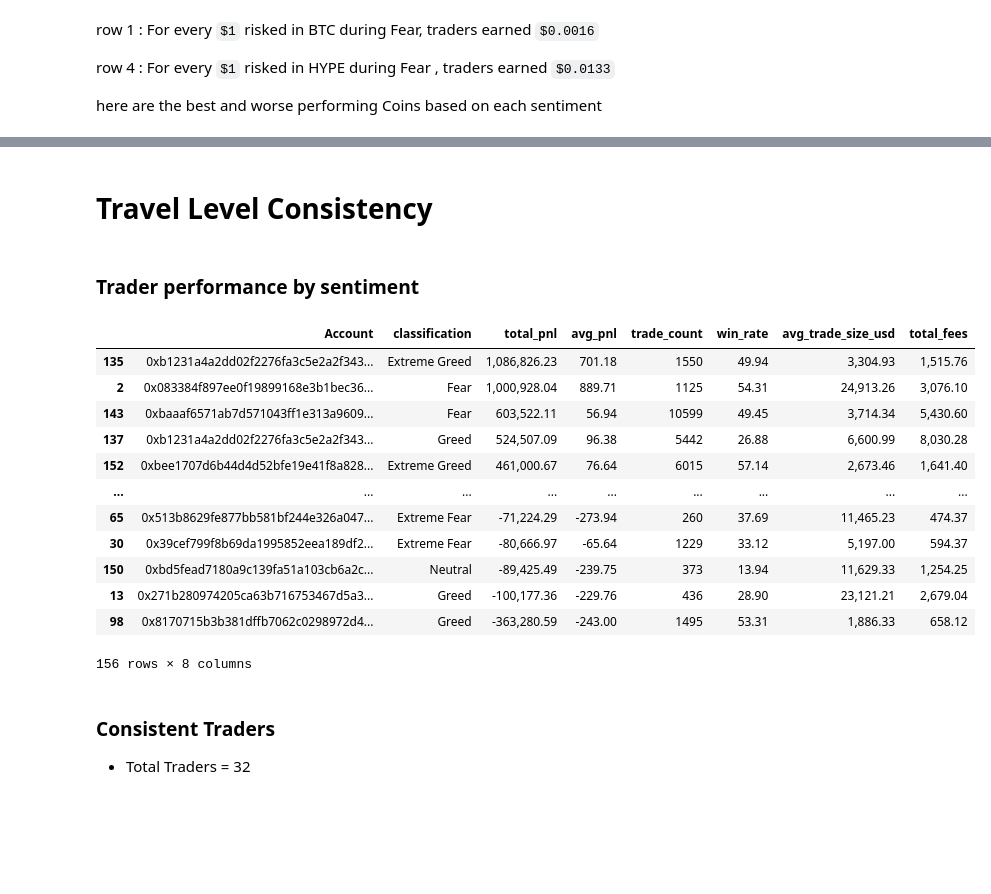
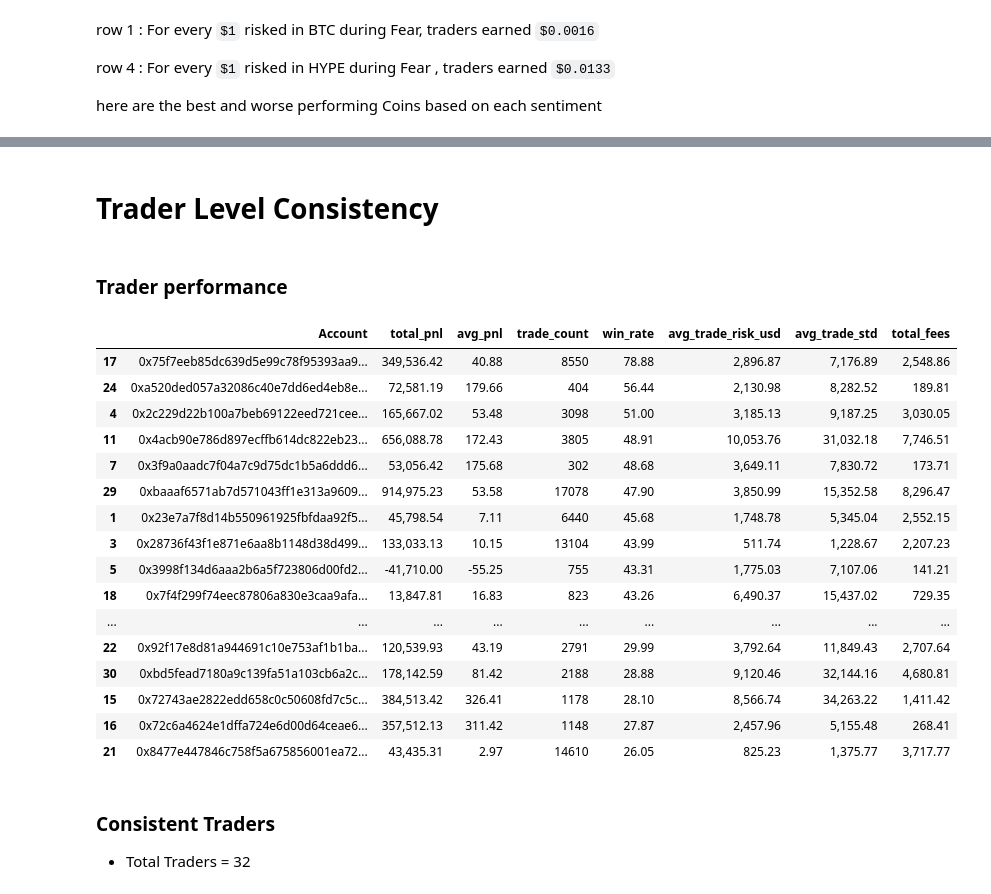
Before and after one commit to Pranay5519/ds_PranayGundu, a Jupyter notebook: assign_1.ipynb, the cells around one changed output, grey strips where cells are left out. Cells and saved outputs as stored; diff of their text form; code cells hidden in the pictures; blank space fills up the shorter version.

```diff
--- a/assign_1.ipynb
+++ b/assign_1.ipynb
@@ -1040,38 +1188,43 @@ worst_coin_per_sentiment
 # %% [markdown]
-# Travel Level Consistency
+# Trader Level Consistency
 # %% [markdown]
-### Trader performance by sentiment
+### Trader performance
 # %%
 trader_sentiment_perf = (
     trader_sentiment_df
-    .groupby(["Account", "classification"])
+    .groupby(["Account"])
     .agg(
         total_pnl=("Closed PnL", "sum"),
         avg_pnl=("Closed PnL", "mean"),
         trade_count=("Closed PnL", "count"),
         win_rate=("is_win", "mean"),
-        avg_trade_size_usd=("Size USD", "mean"),
+        avg_trade_risk_usd=("Size USD", "mean"),
+        avg_trade_std = ("Size USD" , 'std'),
         total_fees=("Fee", "sum")
     )
     .reset_index()
 )
 
 trader_sentiment_perf["win_rate"] *= 100
-trader_sentiment_perf.sort_values(["total_pnl"], ascending=False)
+trader_sentiment_perf.sort_values(["win_rate"], ascending=False)
 # %% [output]
-|  | Account | classification | total_pnl | avg_pnl | trade_count | win_rate | avg_trade_size_usd | total_fees |
-| 135 | 0xb1231a4a2dd02f2276fa3c5e2a2f343... | Extreme Greed | 1,086,826.23 | 701.18 | 1550 | 49.94 | 3,304.93 | 1,515.76 |
-| 2 | 0x083384f897ee0f19899168e3b1bec36... | Fear | 1,000,928.04 | 889.71 | 1125 | 54.31 | 24,913.26 | 3,076.10 |
-| 143 | 0xbaaaf6571ab7d571043ff1e313a9609... | Fear | 603,522.11 | 56.94 | 10599 | 49.45 | 3,714.34 | 5,430.60 |
-| 137 | 0xb1231a4a2dd02f2276fa3c5e2a2f343... | Greed | 524,507.09 | 96.38 | 5442 | 26.88 | 6,600.99 | 8,030.28 |
-| 152 | 0xbee1707d6b44d4d52bfe19e41f8a828... | Extreme Greed | 461,000.67 | 76.64 | 6015 | 57.14 | 2,673.46 | 1,641.40 |
+|  | Account | total_pnl | avg_pnl | trade_count | win_rate | avg_trade_risk_usd | avg_trade_std | total_fees |
+| 17 | 0x75f7eeb85dc639d5e99c78f95393aa9... | 349,536.42 | 40.88 | 8550 | 78.88 | 2,896.87 | 7,176.89 | 2,548.86 |
+| 24 | 0xa520ded057a32086c40e7dd6ed4eb8e... | 72,581.19 | 179.66 | 404 | 56.44 | 2,130.98 | 8,282.52 | 189.81 |
+| 4 | 0x2c229d22b100a7beb69122eed721cee... | 165,667.02 | 53.48 | 3098 | 51.00 | 3,185.13 | 9,187.25 | 3,030.05 |
+| 11 | 0x4acb90e786d897ecffb614dc822eb23... | 656,088.78 | 172.43 | 3805 | 48.91 | 10,053.76 | 31,032.18 | 7,746.51 |
+| 7 | 0x3f9a0aadc7f04a7c9d75dc1b5a6ddd6... | 53,056.42 | 175.68 | 302 | 48.68 | 3,649.11 | 7,830.72 | 173.71 |
+| 29 | 0xbaaaf6571ab7d571043ff1e313a9609... | 914,975.23 | 53.58 | 17078 | 47.90 | 3,850.99 | 15,352.58 | 8,296.47 |
+| 1 | 0x23e7a7f8d14b550961925fbfdaa92f5... | 45,798.54 | 7.11 | 6440 | 45.68 | 1,748.78 | 5,345.04 | 2,552.15 |
+| 3 | 0x28736f43f1e871e6aa8b1148d38d499... | 133,033.13 | 10.15 | 13104 | 43.99 | 511.74 | 1,228.67 | 2,207.23 |
+| 5 | 0x3998f134d6aaa2b6a5f723806d00fd2... | -41,710.00 | -55.25 | 755 | 43.31 | 1,775.03 | 7,107.06 | 141.21 |
+| 18 | 0x7f4f299f74eec87806a830e3caa9afa... | 13,847.81 | 16.83 | 823 | 43.26 | 6,490.37 | 15,437.02 | 729.35 |
 | ... | ... | ... | ... | ... | ... | ... | ... | ... |
-| 65 | 0x513b8629fe877bb581bf244e326a047... | Extreme Fear | -71,224.29 | -273.94 | 260 | 37.69 | 11,465.23 | 474.37 |
-| 30 | 0x39cef799f8b69da1995852eea189df2... | Extreme Fear | -80,666.97 | -65.64 | 1229 | 33.12 | 5,197.00 | 594.37 |
-| 150 | 0xbd5fead7180a9c139fa51a103cb6a2c... | Neutral | -89,425.49 | -239.75 | 373 | 13.94 | 11,629.33 | 1,254.25 |
-| 13 | 0x271b280974205ca63b716753467d5a3... | Greed | -100,177.36 | -229.76 | 436 | 28.90 | 23,121.21 | 2,679.04 |
-| 98 | 0x8170715b3b381dffb7062c0298972d4... | Greed | -363,280.59 | -243.00 | 1495 | 53.31 | 1,886.33 | 658.12 |
+| 22 | 0x92f17e8d81a944691c10e753af1b1ba... | 120,539.93 | 43.19 | 2791 | 29.99 | 3,792.64 | 11,849.43 | 2,707.64 |
+| 30 | 0xbd5fead7180a9c139fa51a103cb6a2c... | 178,142.59 | 81.42 | 2188 | 28.88 | 9,120.46 | 32,144.16 | 4,680.81 |
+| 15 | 0x72743ae2822edd658c0c50608fd7c5c... | 384,513.42 | 326.41 | 1178 | 28.10 | 8,566.74 | 34,263.22 | 1,411.42 |
+| 16 | 0x72c6a4624e1dffa724e6d00d64ceae6... | 357,512.13 | 311.42 | 1148 | 27.87 | 2,457.96 | 5,155.48 | 268.41 |
+| 21 | 0x8477e447846c758f5a675856001ea72... | 43,435.31 | 2.97 | 14610 | 26.05 | 825.23 | 1,375.77 | 3,717.77 |
-156 rows × 8 columns
 # %% [markdown]
 ### Consistent Traders
 
```
Also changed, not shown: parts of 33 cells of this notebook, 19 other files.
